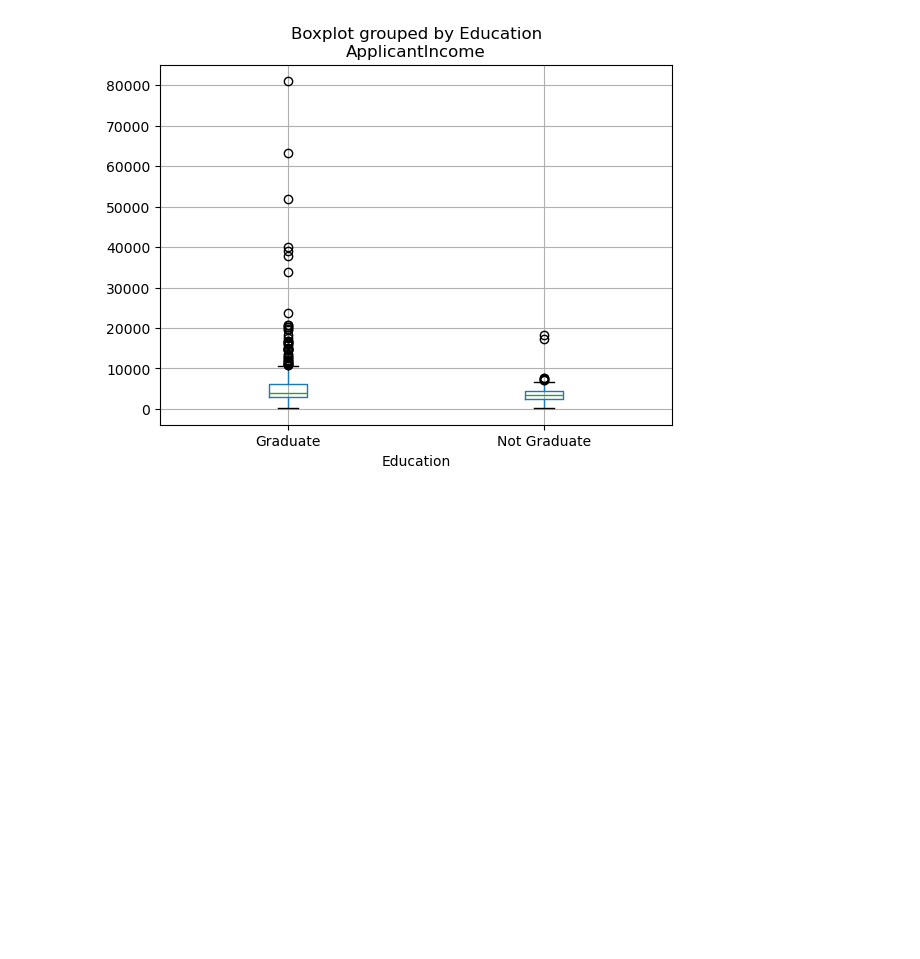
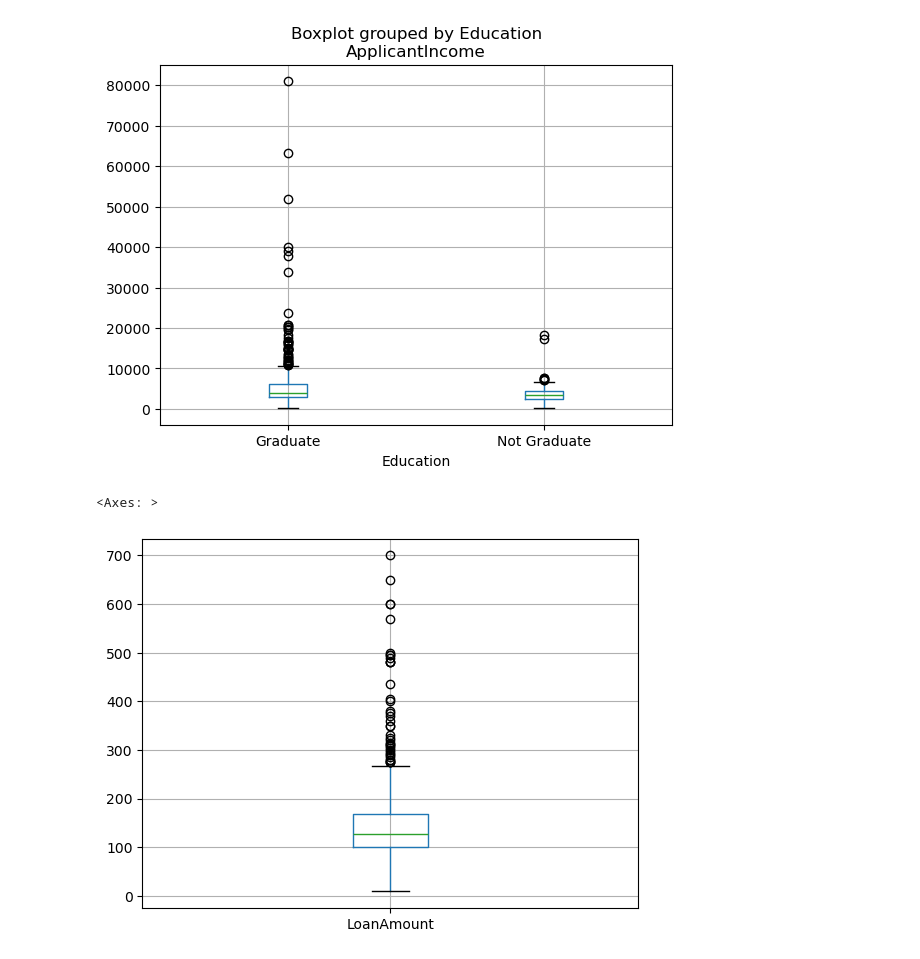
Before and after one commit to Ind-saurabh-kumar/Loan_Approval_Prediction_Project, a Jupyter notebook: Loan_Approval_Prediction.ipynb, the cells around one changed output. Saved outputs shown, nothing was run; the diff lists cells and outputs as text; code cells hidden in the pictures; blank space fills up the shorter version.

```diff
--- a/Loan_Approval_Prediction.ipynb
+++ b/Loan_Approval_Prediction.ipynb
@@ -148,0 +147,7 @@ dataset.boxplot(column='ApplicantIncome', by='Education' )
+# %%
+# explore loan amount
+
+dataset.boxplot(column='LoanAmount')
+# %% [output]
+<Axes: >
+[figure, added]
```
Also changed, not shown: parts of 17 cells of this notebook.
